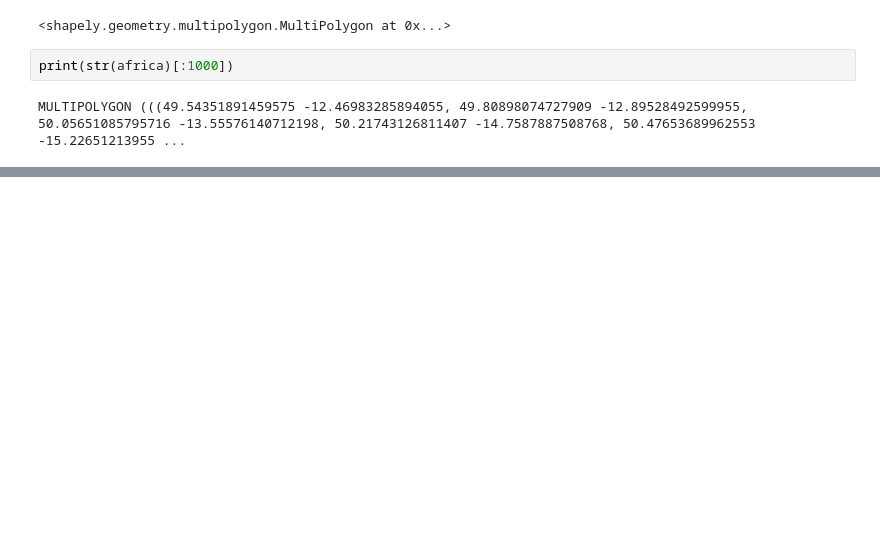
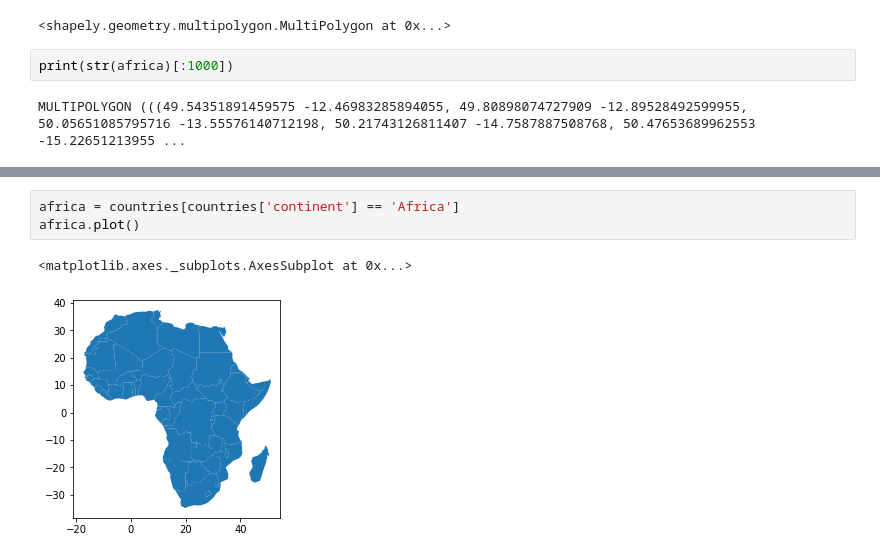
Before and after one commit to sidhant-guliani/geopandas_visualization, a Jupyter notebook: geopandas_tutorial.ipynb, the cells around one changed output, grey strips where cells are left out. Saved outputs shown, nothing was run; the diff lists cells and outputs as text; blank space fills up the shorter version.

```diff
--- a/geopandas_tutorial.ipynb
+++ b/geopandas_tutorial.ipynb
@@ -236,0 +266,6 @@ cities2
+# %%
+africa = countries[countries['continent'] == 'Africa']
+africa.plot()
+# %% [output]
+<matplotlib.axes._subplots.AxesSubplot at 0x...>
+[figure, added]
```
Also changed, not shown: parts of 17 cells of this notebook.
